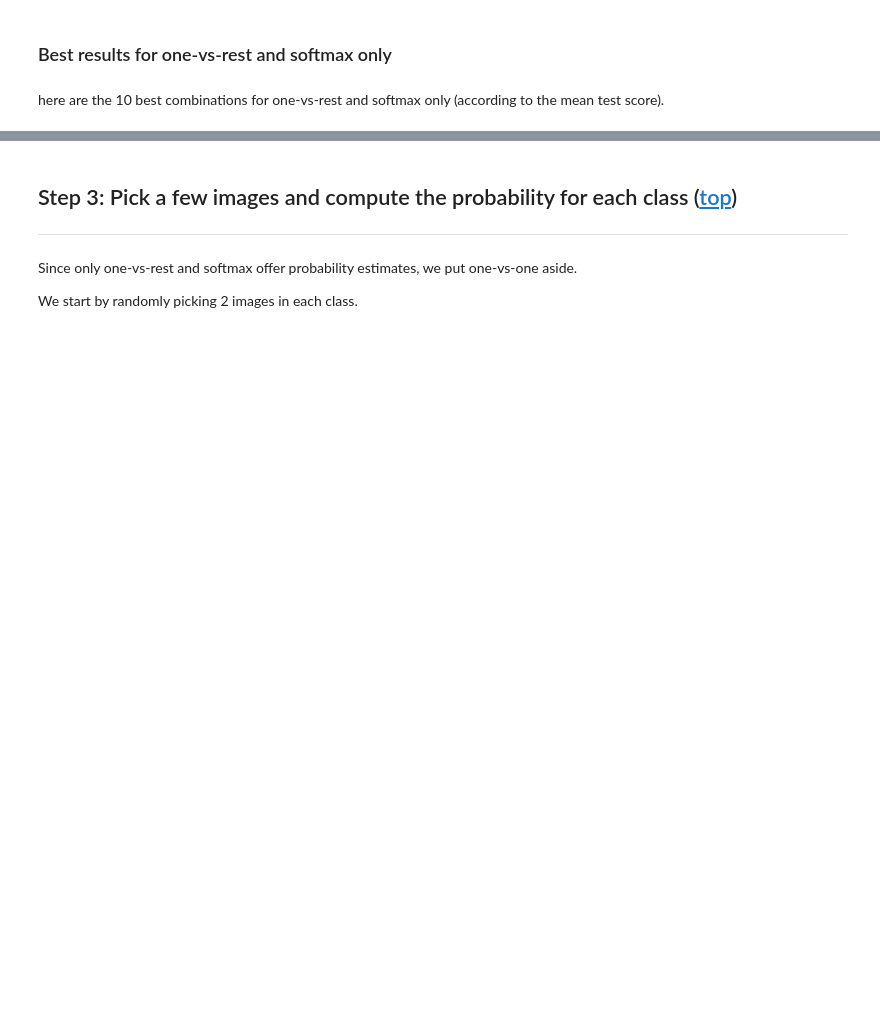
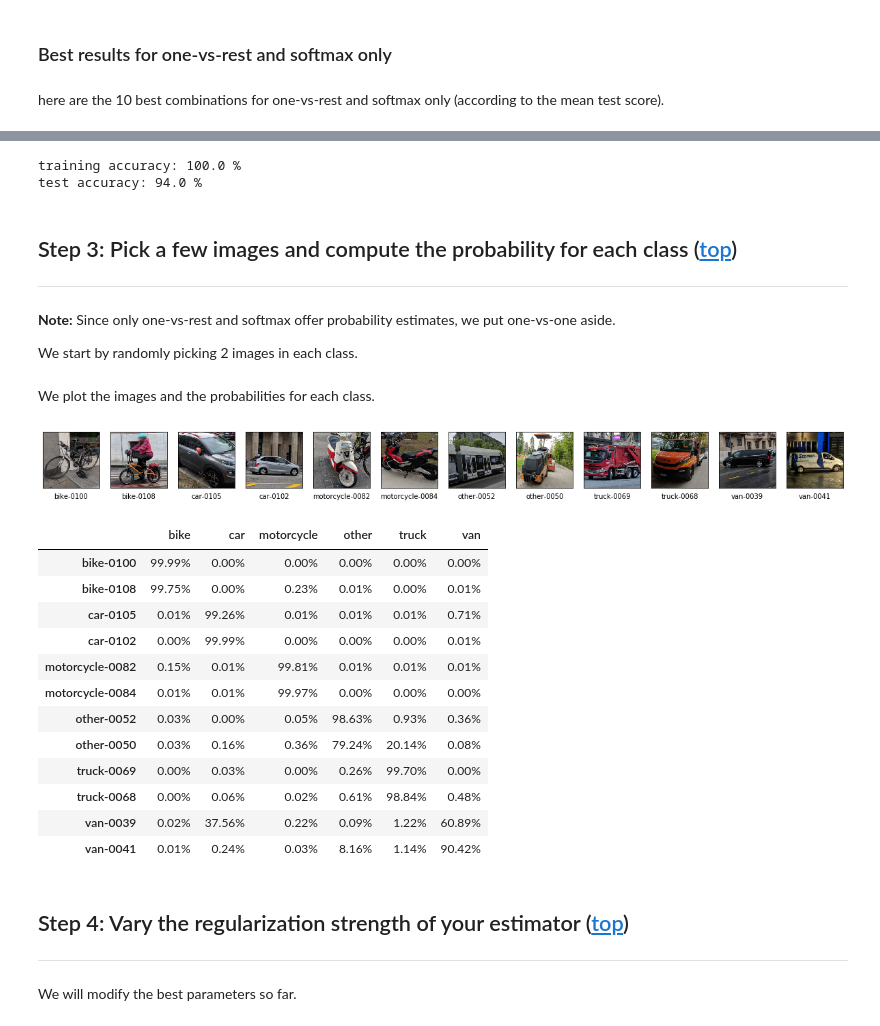
Before and after one commit to jeanrichard/epflx-adsml19-course4-project, a Jupyter notebook: 05_Logistic_regression_baseline.ipynb, the cells around one changed output, grey strips where cells are left out. Saved outputs shown, nothing was run; the diff lists cells and outputs as text; code cells hidden in the pictures; blank space fills up the shorter version.

```diff
--- a/05_Logistic_regression_baseline.ipynb
+++ b/05_Logistic_regression_baseline.ipynb
@@ -118,19 +129,18 @@ For the baseline, we decide to try:
 * Scaling: none and standard-scaler.
 * Strategies: one-vs-one (OVO), one-vs-rest (OVR) and softmax.
 # %%
-RANDOM_STATE = 0
 MAX_ITER = 200
 
 scalers = [None, StandardScaler()]
 
 # Define the grid of values.
-grid = ParameterGrid([
+grid = [
     # OVO
     {
         'scaler': scalers,
         'logreg': [
             OneVsOneClassifier(
-                LogisticRegression(random_state=RANDOM_STATE)  # Make it deterministic.
+                LogisticRegression(random_state=RANDOM_SEED)  # Make it deterministic.
             )
         ],
         'logreg__estimator__solver': ['liblinear']
@@ -139,7 +149,7 @@ grid = ParameterGrid([
     {
         'scaler': scalers,
         'logreg': [
-            LogisticRegression(random_state=RANDOM_STATE)  # Make it deterministic.
+            LogisticRegression(random_state=RANDOM_SEED)  # Make it deterministic.
         ],
         'logreg__solver': ['liblinear'],
         'logreg__multi_class': ['ovr']
@@ -148,13 +158,13 @@ grid = ParameterGrid([
     {
         'scaler': scalers,
         'logreg': [
-            LogisticRegression(random_state=RANDOM_STATE)  # Make it deterministic.
+            LogisticRegression(random_state=RANDOM_SEED)  # Make it deterministic.
         ],
         'logreg__solver': ['saga'],
         'logreg__max_iter': [MAX_ITER],
         'logreg__multi_class': ['multinomial']
     }
-])
+]
 # %% [markdown]
 **Note:** We had to work around a few warnings:
 * The default maximum number of iterations for Softmax causes a `ConvergenceWarning: The max_iter was reached which means the coef_ did not converge`. So we increased this parameter from 100 (default) to 200 and suppressed the remaining warnings.
@@ -166,7 +176,7 @@ with warnings.catch_warnings():
     # Filter convergence warnings.
     warnings.simplefilter('ignore', ConvergenceWarning)
 
-    for params_dict in grid:
+    for params_dict in ParameterGrid(grid):
         # Set the parameters.
         logreg_pipe.set_params(**params_dict)
 
@@ -323,10 +368,14 @@ with warnings.catch_warnings():
     # Filter convergence warnings.
     warnings.simplefilter('ignore', ConvergenceWarning)
 
-    params_best = df_results[df_results['strategy'] != 'ovo'].iloc[0]['params']
+    df_results_not_ovo = df_results[df_results['strategy'] != 'ovo']
+    params_best = df_results_not_ovo.iloc[0]['params']
     logreg_pipe.set_params(**params_best)
     logreg_pipe.fit(F_train_large, y_train_large)
     accuracy_train_large = logreg_pipe.score(F_train_large, y_train_large)
     accuracy_test = logreg_pipe.score(F_test, y_test)
     print(f'training accuracy: {accuracy_train_large * 100:.1f} %')
     print(f'test accuracy: {accuracy_test * 100:.1f} %')
+# %% [output]
+training accuracy: 100.0 %
+test accuracy: 94.0 %
@@ -340,5 +389,5 @@ import matplotlib.pyplot as plt
 # %% [markdown]
-Since only one-vs-rest and softmax offer probability estimates, we put one-vs-one aside.
+**Note:** Since only one-vs-rest and softmax offer probability estimates, we put one-vs-one aside.
 
 We start by randomly picking 2 images in each class.
 # %%
@@ -355,46 +406,59 @@ idxs_sample
+# %% [markdown]
+We plot the images and the probabilities for each class.
 # %%
 CELL_WIDTH = 1.75
 CELL_HEIGHT = 1.75
-
-# Make it deterministic.
-np.random.seed(0)
 
 nrows = 1
 ncols = len(label_strs) * NSAMPLES
 
 # Get the corresponding images, high-level features and names.
 X_sample = X_test[idxs_sample]
 F_sample = F_test[idxs_sample]  # shape=(1280,)
 F_sample = F_sample[np.newaxis, :]  # shape=(1, 1280)
 N_sample = N_test[idxs_sample]
 
 fig, axs = plt.subplots(nrows=nrows, ncols=ncols,
                         figsize=(ncols * CELL_WIDTH, nrows * CELL_HEIGHT),
                         sharex=True, sharey=True)
 
 # Display the images.
 for j, (ax, idx) in enumerate(zip(axs, idxs_sample)):
     ax.imshow(X_test[idx])
 
     # Add labels.
     name_short = pathlib.Path(N_test[idx]).stem
     ax.set_xlabel(f'{name_short}', fontsize=10)
 
     # X/y-axis: hide the ticks and their labels.
     ax.tick_params(axis='both', which='both', length=0)
     ax.set_xticklabels([])
     ax.set_yticklabels([])
 
 plt.show()
 
 # Compute the probabilities.
-# params_best
-# logreg_pipe.set_params(**params_best)
-# logreg_pipe.fit(F_train_large, y_train_large)
-accuracy_train_large = logreg_pipe.score(F_train_large, y_train_large)
-accuracy_test = logreg_pipe.score(F_test, y_test)
-print(f'training accuracy: {accuracy_train_large * 100:.1f} %')
-print(f'test accuracy: {accuracy_test * 100:.1f} %')
-
 F_sample = F_test[idxs_sample]  # shape=(1280,)
 probas_sample = logreg_pipe.predict_proba(F_sample)
+
+# The returned estimates for all classes are ordered by the label of classes.
+short_names = [pathlib.Path(N_test[idx]).stem for idx in idxs_sample]
+df = pd.DataFrame(data=probas_sample, index=short_names, columns=label_strs)
+
+# https://pandas.pydata.org/pandas-docs/stable/user_guide/style.html
+df.style.highlight_max(axis=1).format('{:.2%}')
+# %% [output]
+[figure, added]
+|  | bike | car | motorcycle | other | truck | van |
+| bike-0100 | 99.99% | 0.00% | 0.00% | 0.00% | 0.00% | 0.00% |
+| bike-0108 | 99.75% | 0.00% | 0.23% | 0.01% | 0.00% | 0.01% |
+| car-0105 | 0.01% | 99.26% | 0.01% | 0.01% | 0.01% | 0.71% |
+| car-0102 | 0.00% | 99.99% | 0.00% | 0.00% | 0.00% | 0.01% |
+| motorcycle-0082 | 0.15% | 0.01% | 99.81% | 0.01% | 0.01% | 0.01% |
+| motorcycle-0084 | 0.01% | 0.01% | 99.97% | 0.00% | 0.00% | 0.00% |
+| other-0052 | 0.03% | 0.00% | 0.05% | 98.63% | 0.93% | 0.36% |
+| other-0050 | 0.03% | 0.16% | 0.36% | 79.24% | 20.14% | 0.08% |
+| truck-0069 | 0.00% | 0.03% | 0.00% | 0.26% | 99.70% | 0.00% |
+| truck-0068 | 0.00% | 0.06% | 0.02% | 0.61% | 98.84% | 0.48% |
+| van-0039 | 0.02% | 37.56% | 0.22% | 0.09% | 1.22% | 60.89% |
+| van-0041 | 0.01% | 0.24% | 0.03% | 8.16% | 1.14% | 90.42% |
@@ -409,2 +465,7 @@ df.style.highlight_max(axis=1).format('{:.2%}')
+# %% [markdown]
+## Step 4: Vary the regularization strength of your estimator<a name="step-5.4"></a> ([top](#top-5))
+---
+# %% [markdown]
+We will modify the best parameters so far.
 # %%
 params_best
```
Also changed, not shown: parts of 32 cells of this notebook, 10 other files.
